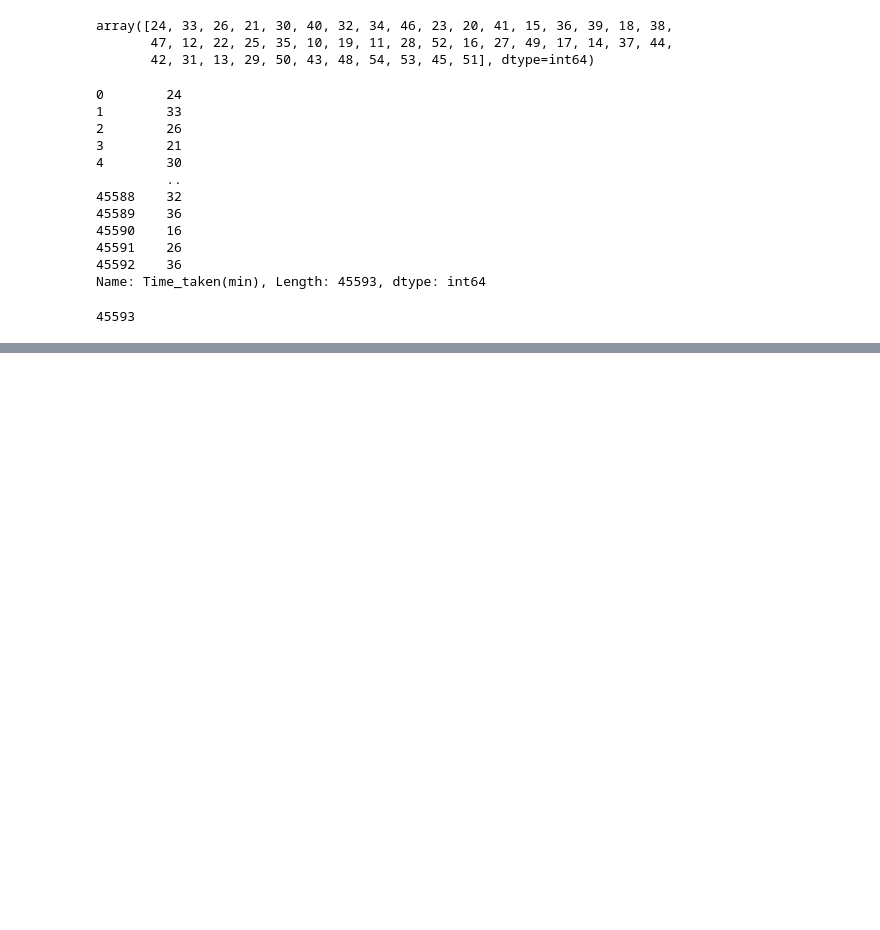
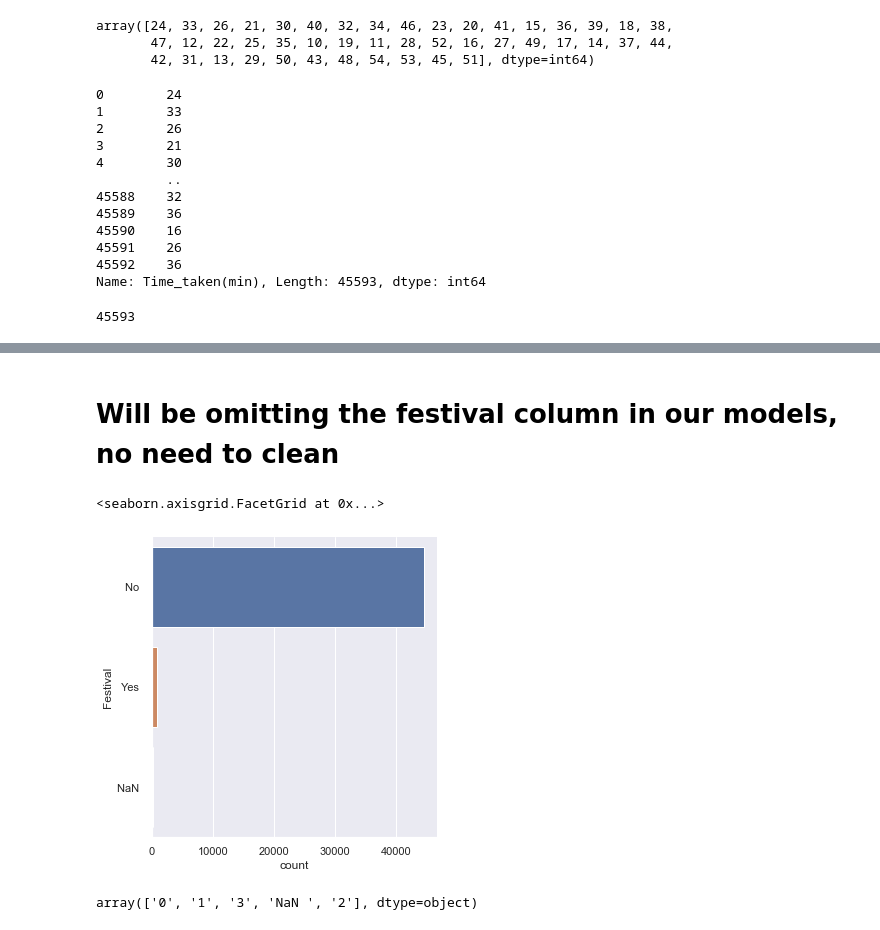
Before and after one commit to Georgetxm/SC1015, a Jupyter notebook: FoodPanda_EDA.ipynb, the cells around one changed output, grey strips where cells are left out. Saved outputs shown, nothing was run; the diff lists cells and outputs as text; code cells hidden in the pictures; blank space fills up the shorter version.

```diff
--- a/FoodPanda_EDA.ipynb
+++ b/FoodPanda_EDA.ipynb
@@ -111,0 +136,12 @@ Number of Conditions : 7
+# %% [markdown]
+# Will be omitting the festival column in our models, no need to clean
+# %%
+# Count Plot for Legendary Train
+sb.catplot(y = "Festival", data = trainData, kind = "count")
+# %% [output]
+<seaborn.axisgrid.FacetGrid at 0x...>
+[figure, added]
+# %%
+trainData["multiple_deliveries"].unique()
+# %% [output]
+array(['0', '1', '3', 'NaN ', '2'], dtype=object)
```
Also changed, not shown: parts of 12 cells of this notebook, 1 other file.
